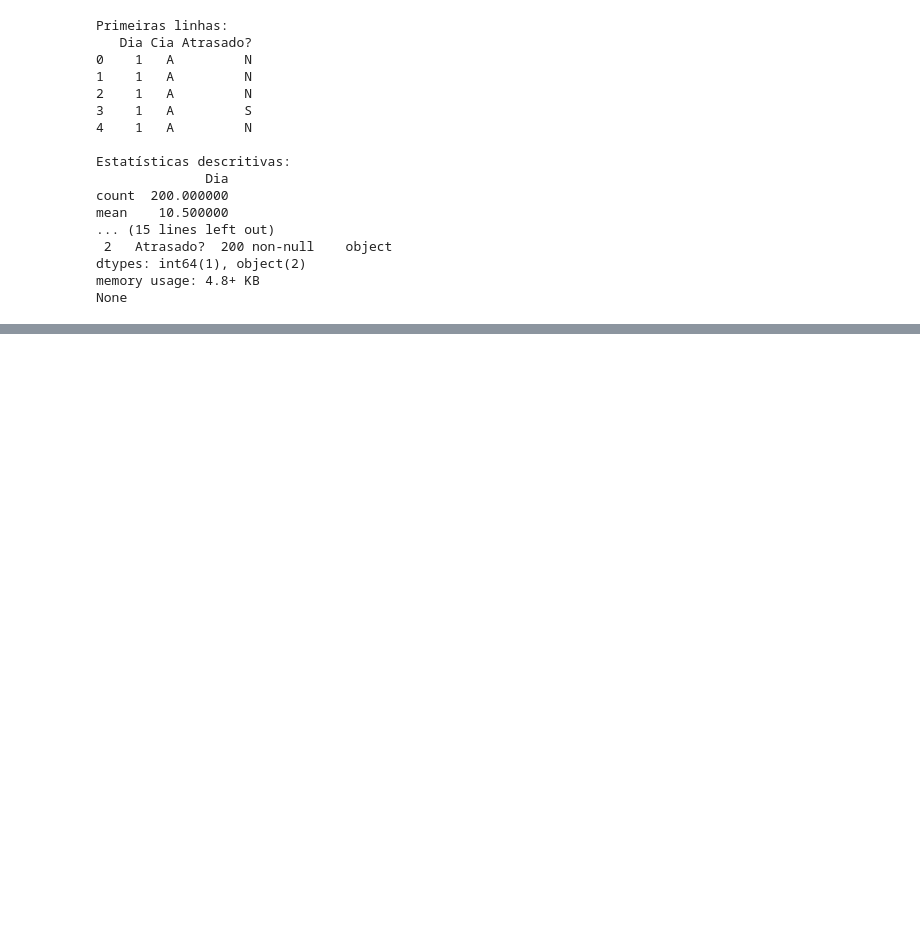
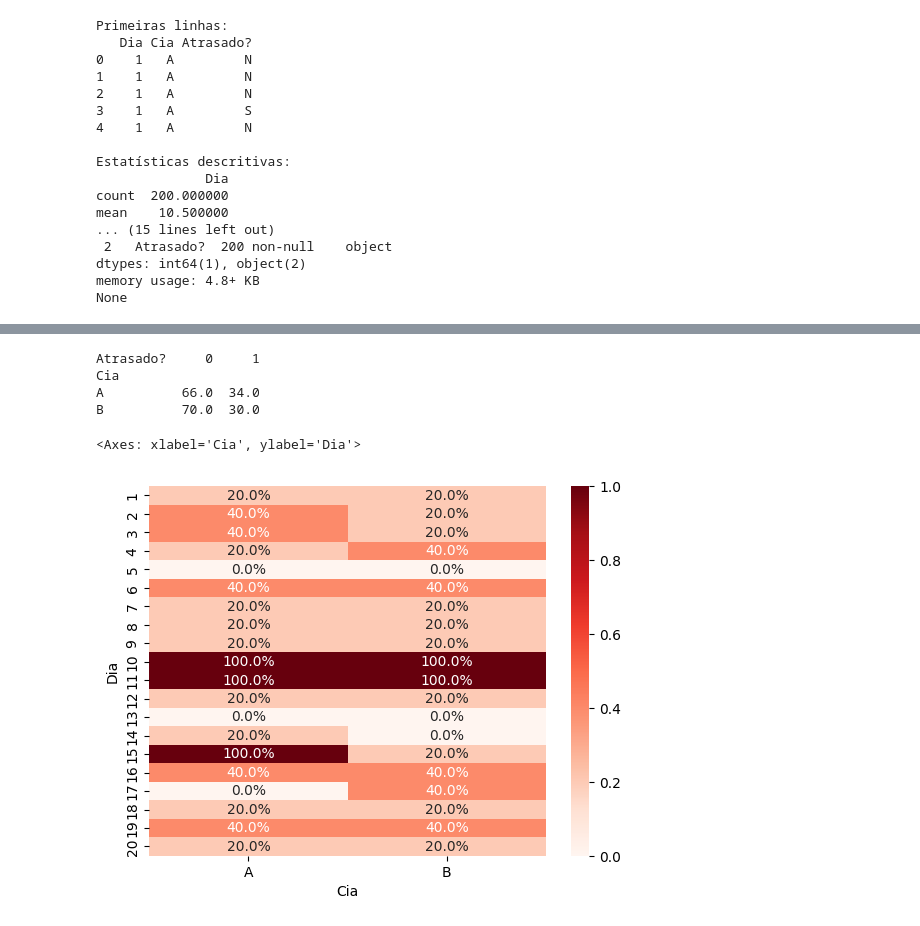
Before and after one commit to moises-rb/Analise_Dados, a Jupyter notebook: Green_Belt/3-Analyse/Exercicios/Lista_5/02.agencia_aviacao.ipynb, the cells around one changed output, grey strips where cells are left out. Drawn from its saved outputs; the diff is of its cells as text; code cells hidden in the pictures; blank space fills up the shorter version.

```diff
--- a/Green_Belt/3-Analyse/Exercicios/Lista_5/02.agencia_aviacao.ipynb
+++ b/Green_Belt/3-Analyse/Exercicios/Lista_5/02.agencia_aviacao.ipynb
@@ -115,0 +118,14 @@ TypeError: agg function failed [how->mean,dtype->object]
+# %%
+freq = pd.crosstab(df['Cia'], df['Atrasado?'], normalize='index') * 100
+print(freq.round(2))
+# %% [output]
+Atrasado?     0     1
+Cia
+A          66.0  34.0
+B          70.0  30.0
+# %%
+pivot = df.groupby(['Dia', 'Cia'])['Atrasado?'].mean().unstack()
+sns.heatmap(pivot, annot=True, fmt=".1%", cmap='Reds')
+# %% [output]
+<Axes: xlabel='Cia', ylabel='Dia'>
+[figure, added]
```
Also changed, not shown: parts of 3 cells of this notebook.
